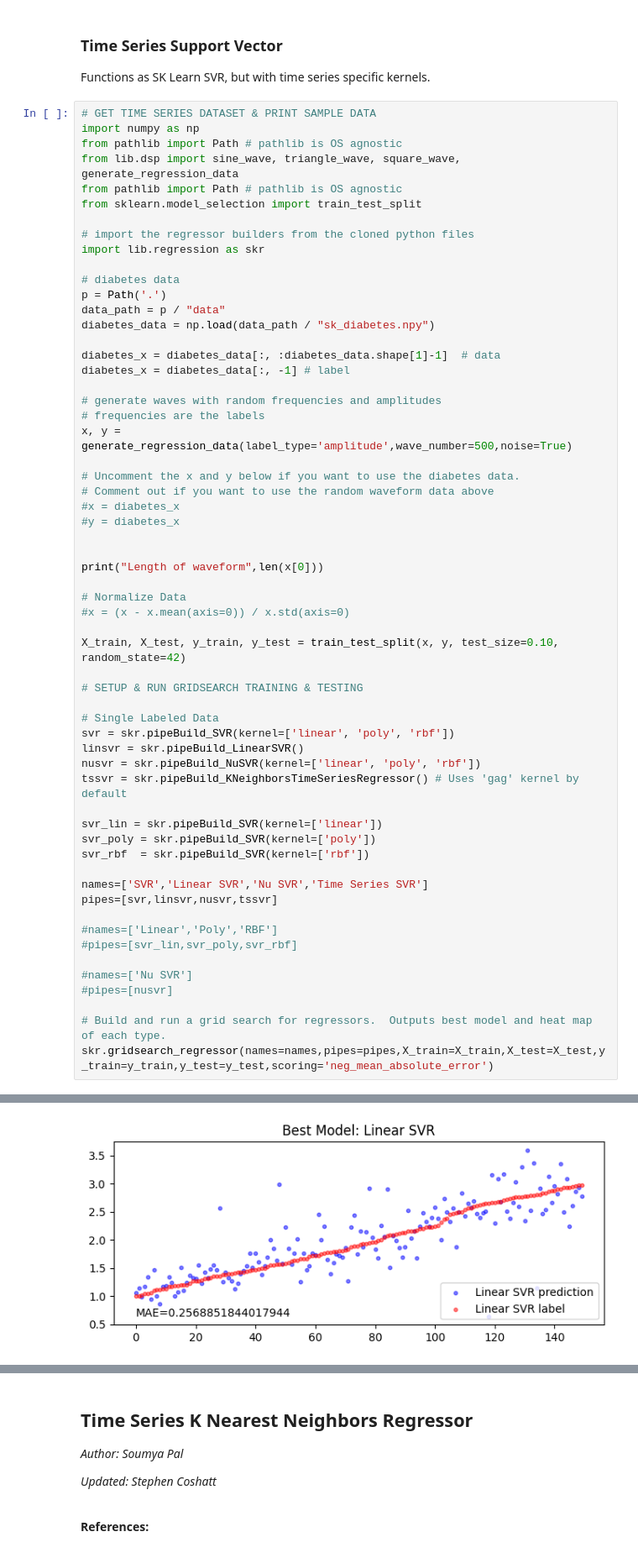
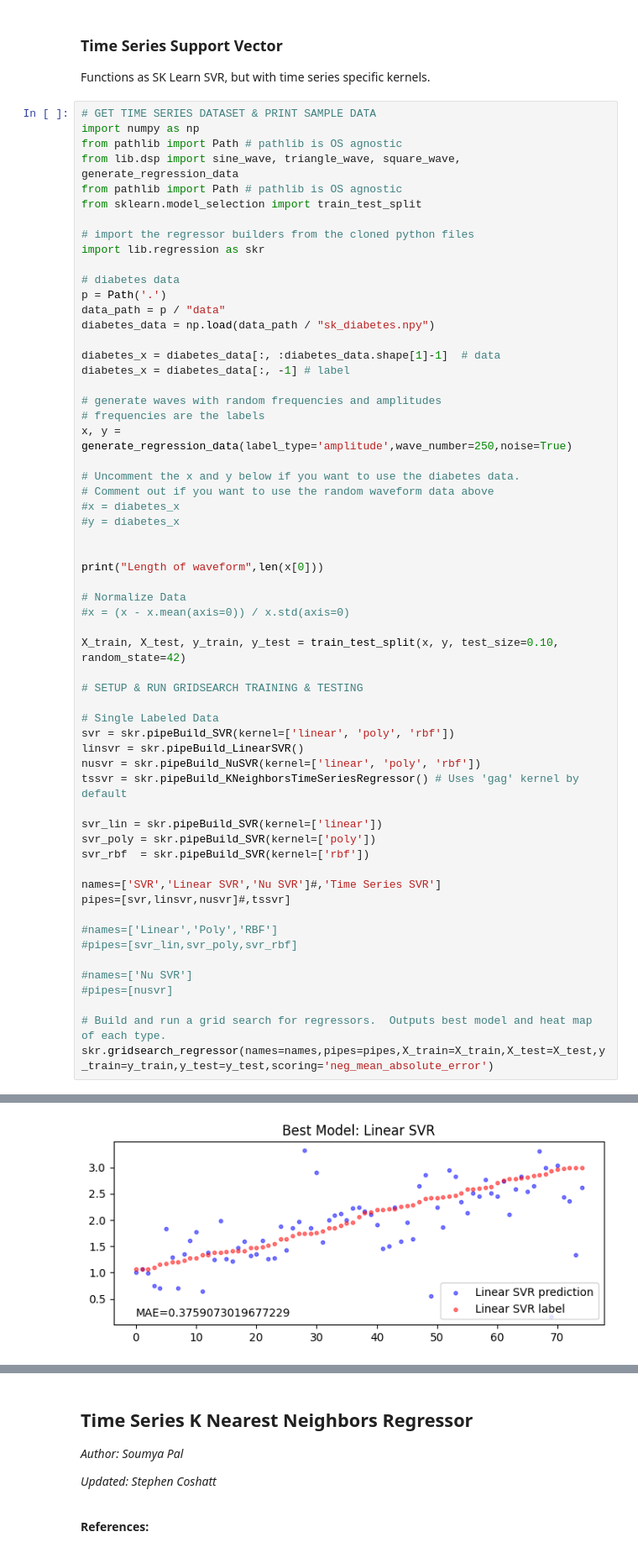
Before and after one commit to wsonguga/SensorAI, a Jupyter notebook: tutorials/tutorial_regression.ipynb, the cells around one changed output, grey strips where cells are left out. Shown at 84% size. Saved outputs shown, nothing was run; the diff lists cells and outputs as text.

```diff
--- a/tutorials/tutorial_regression.ipynb
+++ b/tutorials/tutorial_regression.ipynb
@@ -2536,7 +2536,7 @@ diabetes_x = diabetes_data[:, -1] # label
 
 # generate waves with random frequencies and amplitudes
 # frequencies are the labels
-x, y = generate_regression_data(label_type='amplitude',wave_number=500,noise=True)
+x, y = generate_regression_data(label_type='amplitude',wave_number=250,noise=True)
 
 # Uncomment the x and y below if you want to use the diabetes data.
 # Comment out if you want to use the random waveform data above
@@ -2563,8 +2563,8 @@ svr_lin = skr.pipeBuild_SVR(kernel=['linear'])
 svr_poly = skr.pipeBuild_SVR(kernel=['poly'])
 svr_rbf  = skr.pipeBuild_SVR(kernel=['rbf'])
 
-names=['SVR','Linear SVR','Nu SVR','Time Series SVR']
-pipes=[svr,linsvr,nusvr,tssvr]
+names=['SVR','Linear SVR','Nu SVR']#,'Time Series SVR']
+pipes=[svr,linsvr,nusvr]#,tssvr]
 
 #names=['Linear','Poly','RBF']
 #pipes=[svr_lin,svr_poly,svr_rbf]
@@ -2586,3 +2586,3 @@ Best parameter (CV score=-0.314):
 {'lsvr__C': 1.0, 'lsvr__dual': True, 'lsvr__epsilon': 0.0, 'lsvr__fit_intercept': True, 'lsvr__intercept_scaling': 1.0, 'lsvr__loss': 'epsilon_insensitive', 'lsvr__max_iter': 1000, 'lsvr__tol': 0.0001 ...
-[figure, old version]
+[figure, new version]
 Fitting 5 folds for each of 3 candidates, totalling 15 fits
```
Also changed, not shown: parts of 2 cells of this notebook.
